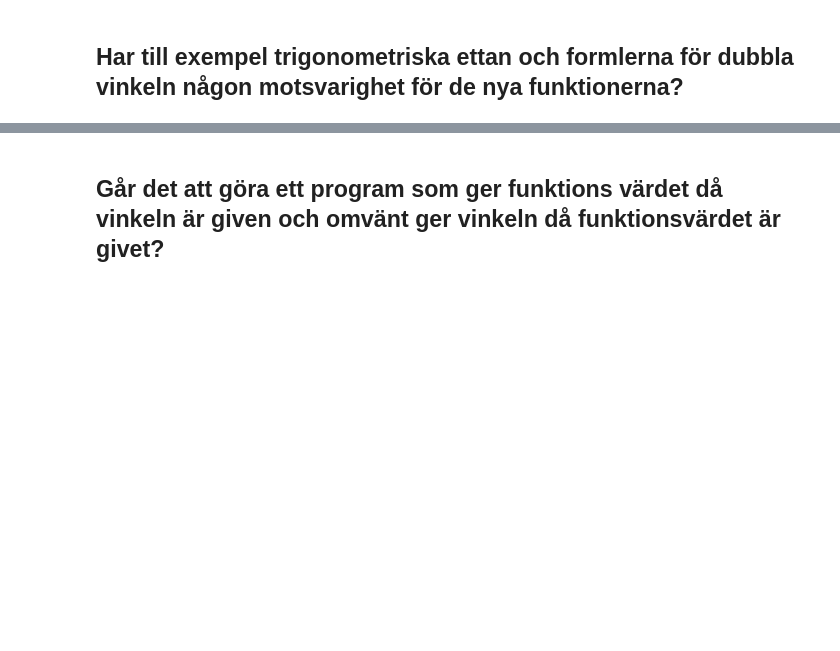
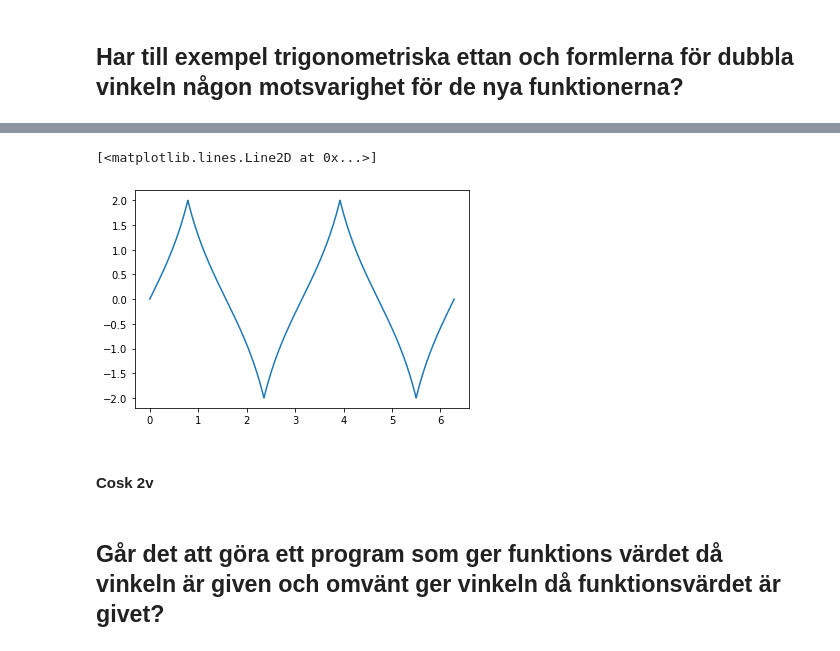
Before and after one commit to jollescott/sinus-kvadraticus, a Jupyter notebook: Sinus Kvadraticus.ipynb, the cells around one changed output, grey strips where cells are left out. Cells and saved outputs as stored; diff of their text form; code cells hidden in the pictures; blank space fills up the shorter version.

```diff
--- a/Sinus Kvadraticus.ipynb
+++ b/Sinus Kvadraticus.ipynb
@@ -79,2 +105,9 @@ Båda funktionerna har en period på 360 grader (eller två pi).
+# %%
+plt.plot(x, y2)
+# %% [output]
+[<matplotlib.lines.Line2D at 0x...>]
+[figure, added]
+# %% [markdown]
+#### Cosk 2v
 # %% [markdown]
 ## Går det att göra ett program som ger funktions värdet då vinkeln är given och omvänt ger vinkeln då funktionsvärdet är givet?
```
Also changed, not shown: parts of 10 cells of this notebook.
